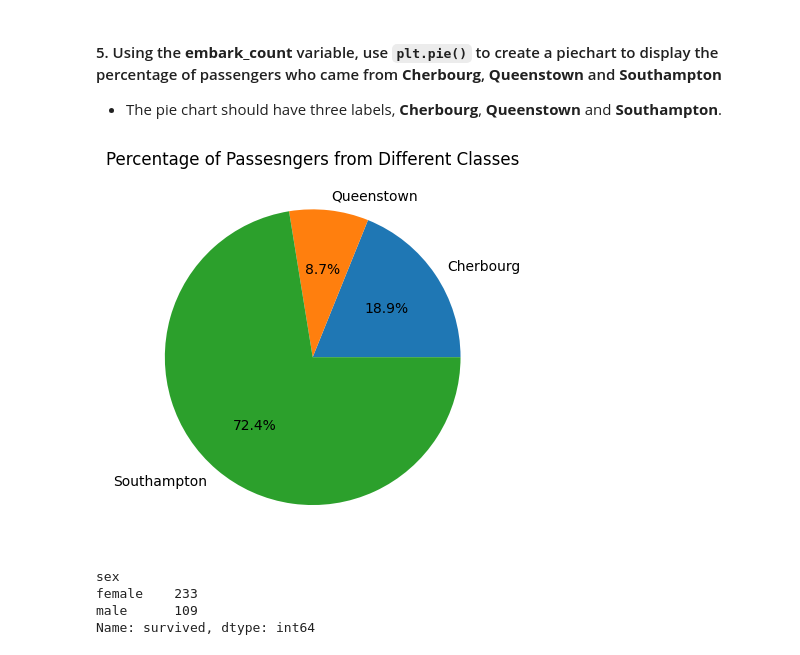
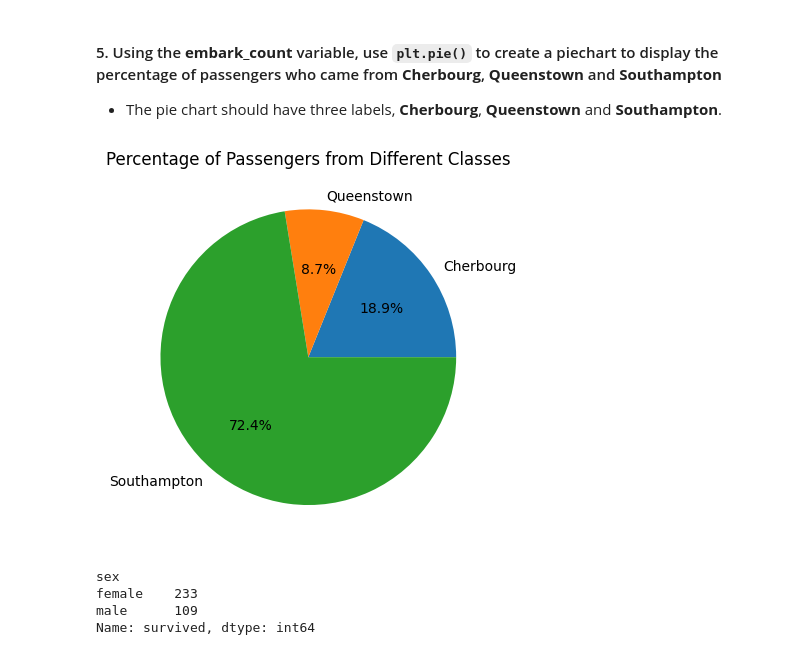
Before and after one commit to JaymarRCezar/-CCDATS1L_ASSIGNMENT_COM-ML_201-, a Jupyter notebook: exercise_4.ipynb, the cells around one changed output. Drawn from its saved outputs; the diff is of its cells as text; code cells hidden in the pictures.

```diff
--- a/exercise_4.ipynb
+++ b/exercise_4.ipynb
@@ -196,14 +196,14 @@ Name: embark_town, dtype: int64
 # %%
 # put your answer here
 
 counts = embark_count.values
 pie_classes= ["Cherbourg", "Queenstown", "Southampton"]
 
 plt.pie(counts, labels = pie_classes, autopct='%1.1f%%')
-plt.title('Percentage of Passesngers from Different Classes')
+plt.title('Percentage of Passengers from Different Classes')
 plt.show()
 # %% [output]
-[figure, old version]
+[figure, new version]
 # %%
 survived_sex = df.groupby('sex')['survived'].sum()
 survived_sex
```
Also changed, not shown: parts of 2 cells of this notebook.
